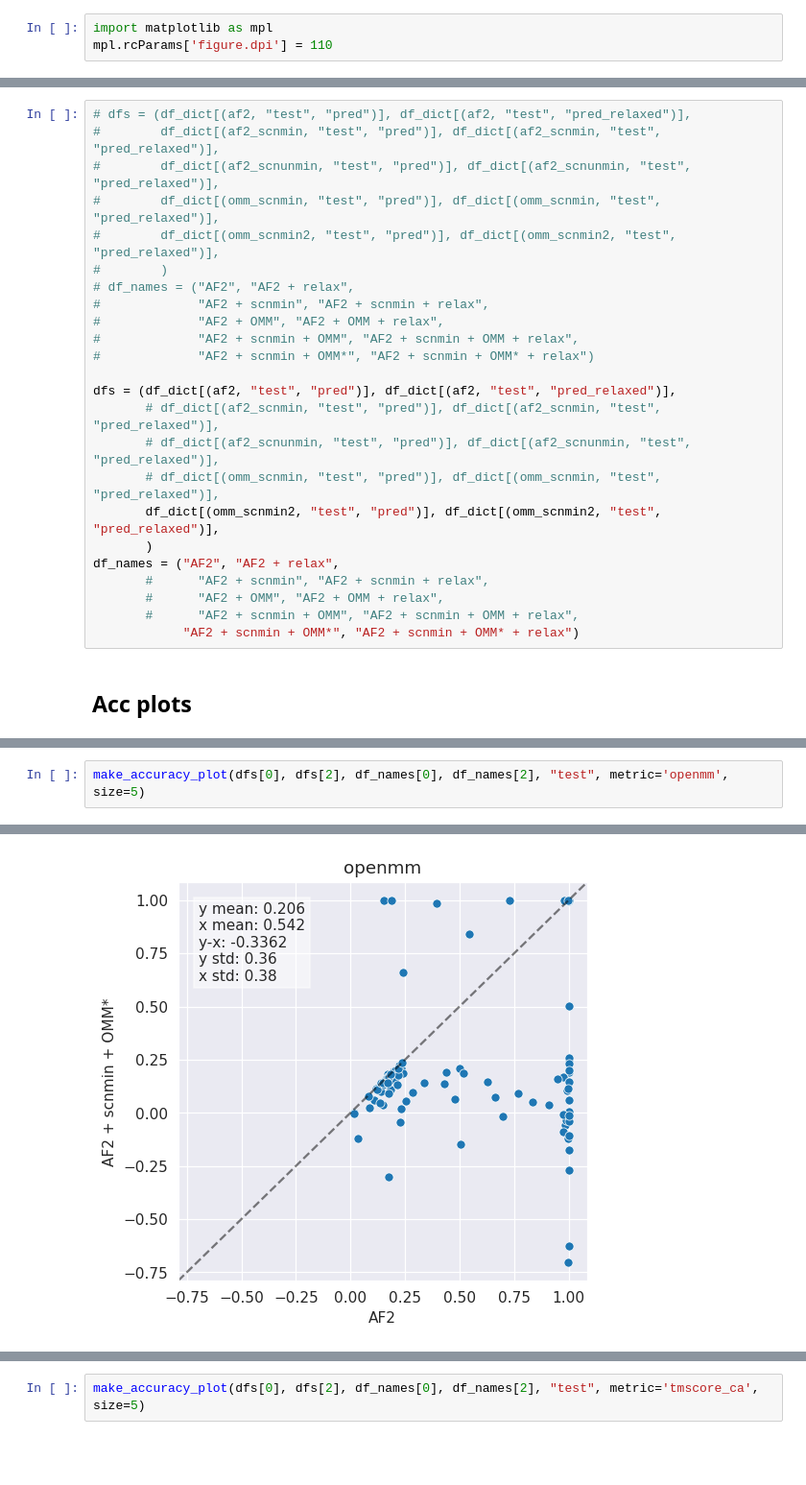
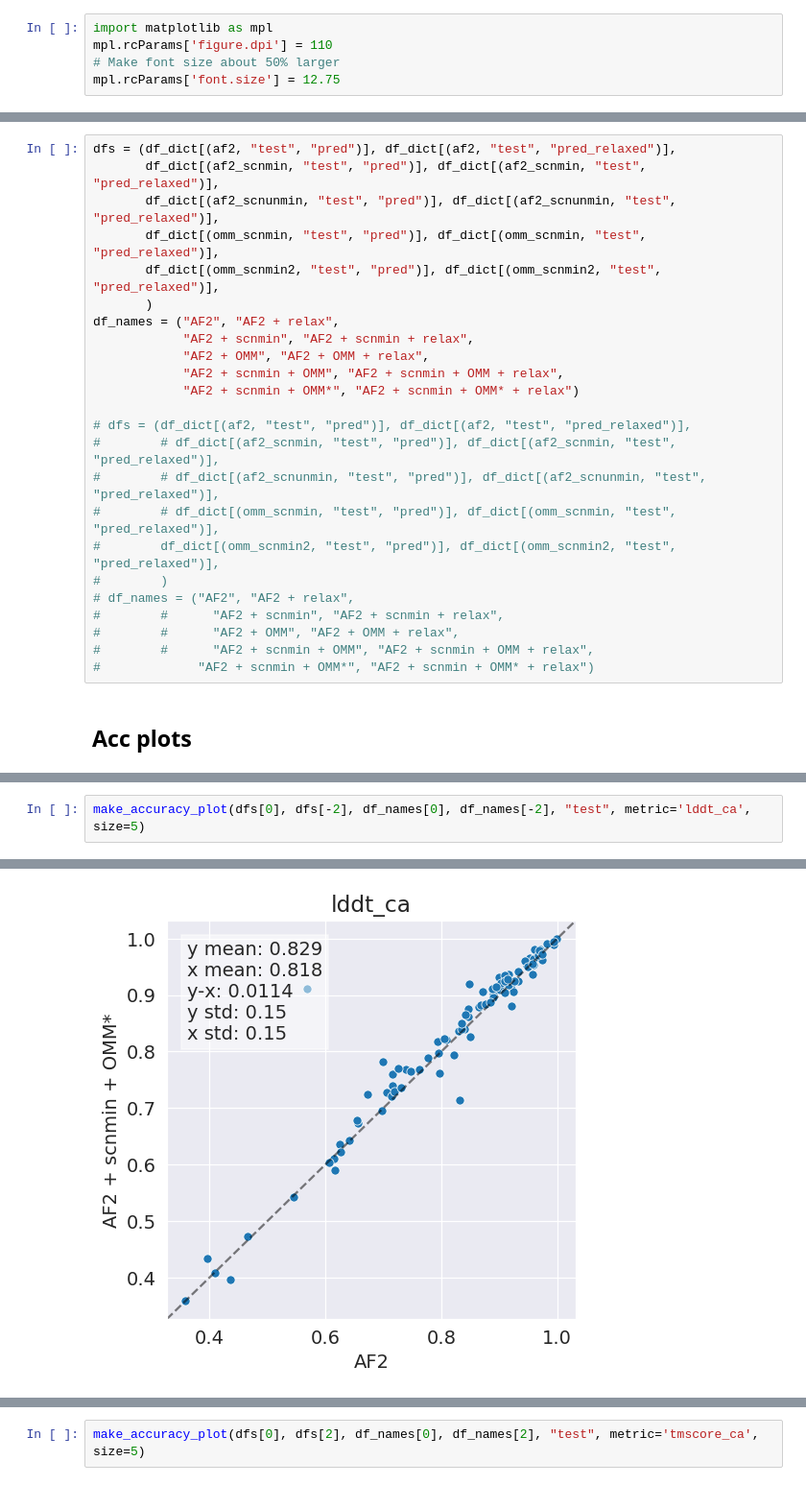
Before and after one commit to jonathanking/openfold, a Jupyter notebook: jk_research/evaluations/230629/230629_relax_plots.ipynb, the cells around one changed output, grey strips where cells are left out. Shown at 96% size. Saved outputs shown, nothing was run; the diff lists cells and outputs as text; blank space fills up the shorter version.

Commit message:
Update plots.

```diff
--- a/jk_research/evaluations/230629/230629_relax_plots.ipynb
+++ b/jk_research/evaluations/230629/230629_relax_plots.ipynb
@@ -480,6 +561,8 @@ def make_ngroupedbarplot_vert(dfs, df_names, metric, dataset_split, hue=None, hu
 # %%
 import matplotlib as mpl
 mpl.rcParams['figure.dpi'] = 110
+# Make font size about 50% larger
+mpl.rcParams['font.size'] = 12.75
 # %%
 af2 = "finetuning_5_eval_s0"
 af2_scnmin = "newbaseline_scnmin_noomm_00b_eval_sOMM"
@@ -487,29 +570,29 @@ omm_scnmin = "30kpure_scnmin_omm_00b_eval_sOMM"
 omm_scnmin2 = "30kpureReLU_scnmin_omm_00d_eval_sOMM"
 af2_scnunmin = "30kpure_scnunmin_omm_00_eval_sOMM"
 # %%
+dfs = (df_dict[(af2, "test", "pred")], df_dict[(af2, "test", "pred_relaxed")],
+       df_dict[(af2_scnmin, "test", "pred")], df_dict[(af2_scnmin, "test", "pred_relaxed")],
+       df_dict[(af2_scnunmin, "test", "pred")], df_dict[(af2_scnunmin, "test", "pred_relaxed")],
+       df_dict[(omm_scnmin, "test", "pred")], df_dict[(omm_scnmin, "test", "pred_relaxed")],
+       df_dict[(omm_scnmin2, "test", "pred")], df_dict[(omm_scnmin2, "test", "pred_relaxed")],
+       )
+df_names = ("AF2", "AF2 + relax",
+            "AF2 + scnmin", "AF2 + scnmin + relax",
+            "AF2 + OMM", "AF2 + OMM + relax",
+            "AF2 + scnmin + OMM", "AF2 + scnmin + OMM + relax",
+            "AF2 + scnmin + OMM*", "AF2 + scnmin + OMM* + relax")
+
 # dfs = (df_dict[(af2, "test", "pred")], df_dict[(af2, "test", "pred_relaxed")],
-#        df_dict[(af2_scnmin, "test", "pred")], df_dict[(af2_scnmin, "test", "pred_relaxed")],
-#        df_dict[(af2_scnunmin, "test", "pred")], df_dict[(af2_scnunmin, "test", "pred_relaxed")],
-#        df_dict[(omm_scnmin, "test", "pred")], df_dict[(omm_scnmin, "test", "pred_relaxed")],
+#        # df_dict[(af2_scnmin, "test", "pred")], df_dict[(af2_scnmin, "test", "pred_relaxed")],
+#        # df_dict[(af2_scnunmin, "test", "pred")], df_dict[(af2_scnunmin, "test", "pred_relaxed")],
+#        # df_dict[(omm_scnmin, "test", "pred")], df_dict[(omm_scnmin, "test", "pred_relaxed")],
 #        df_dict[(omm_scnmin2, "test", "pred")], df_dict[(omm_scnmin2, "test", "pred_relaxed")],
 #        )
 # df_names = ("AF2", "AF2 + relax",
-#             "AF2 + scnmin", "AF2 + scnmin + relax",
-#             "AF2 + OMM", "AF2 + OMM + relax",
-#             "AF2 + scnmin + OMM", "AF2 + scnmin + OMM + relax",
+#        #      "AF2 + scnmin", "AF2 + scnmin + relax",
+#        #      "AF2 + OMM", "AF2 + OMM + relax",
+#        #      "AF2 + scnmin + OMM", "AF2 + scnmin + OMM + relax",
 #             "AF2 + scnmin + OMM*", "AF2 + scnmin + OMM* + relax")
-
-dfs = (df_dict[(af2, "test", "pred")], df_dict[(af2, "test", "pred_relaxed")],
-       # df_dict[(af2_scnmin, "test", "pred")], df_dict[(af2_scnmin, "test", "pred_relaxed")],
-       # df_dict[(af2_scnunmin, "test", "pred")], df_dict[(af2_scnunmin, "test", "pred_relaxed")],
-       # df_dict[(omm_scnmin, "test", "pred")], df_dict[(omm_scnmin, "test", "pred_relaxed")],
-       df_dict[(omm_scnmin2, "test", "pred")], df_dict[(omm_scnmin2, "test", "pred_relaxed")],
-       )
-df_names = ("AF2", "AF2 + relax",
-       #      "AF2 + scnmin", "AF2 + scnmin + relax",
-       #      "AF2 + OMM", "AF2 + OMM + relax",
-       #      "AF2 + scnmin + OMM", "AF2 + scnmin + OMM + relax",
-            "AF2 + scnmin + OMM*", "AF2 + scnmin + OMM* + relax")
 # %% [markdown]
 
 ## Acc plots
@@ -516,3 +609,3 @@ df_names = ("AF2", "AF2 + relax",
 # %%
-make_accuracy_plot(dfs[0], dfs[2], df_names[0], df_names[2], "test", metric='openmm', size=5)
+make_accuracy_plot(dfs[0], dfs[-2], df_names[0], df_names[-2], "test", metric='lddt_ca', size=5)
 # %% [output]
@@ -520 +613 @@ make_accuracy_plot(dfs[0], dfs[2], df_names[0], df_names[2], "test", metric='ope
-[figure, old version]
+[figure, new version]
```
Also changed, not shown: parts of 20 cells of this notebook.
